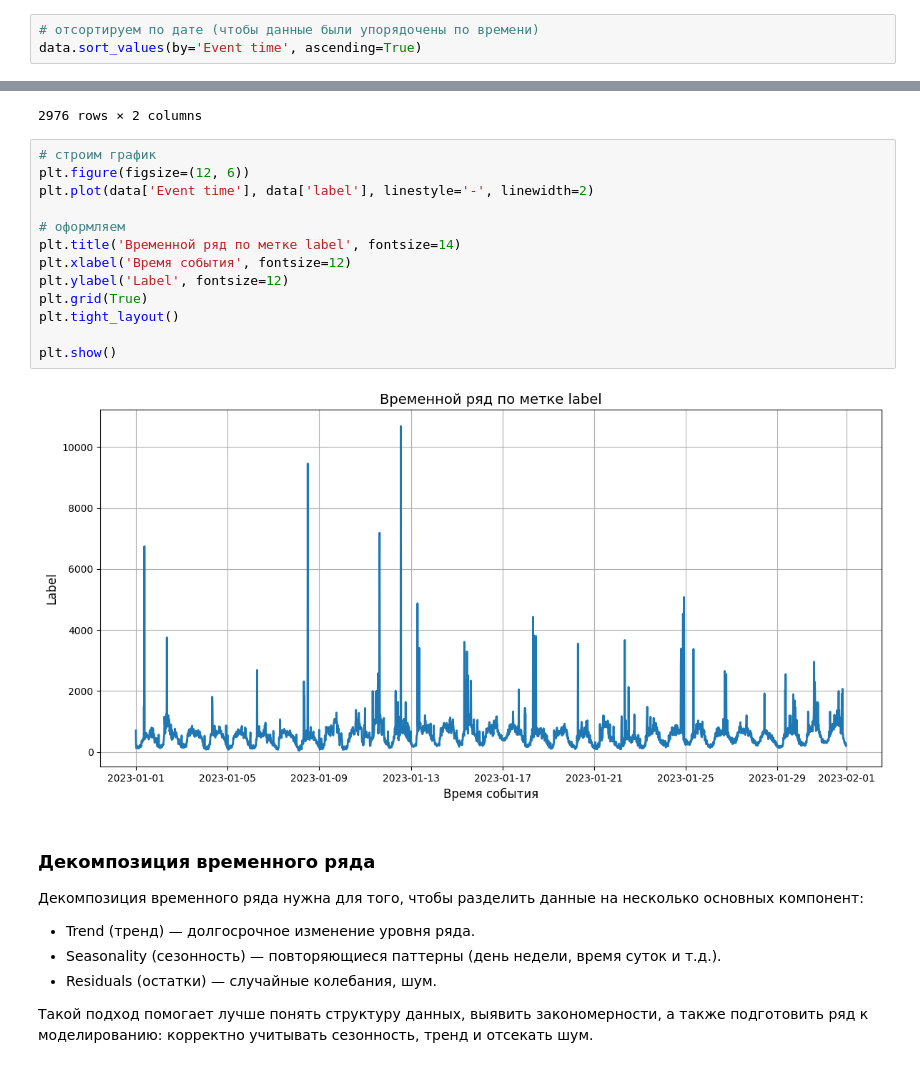
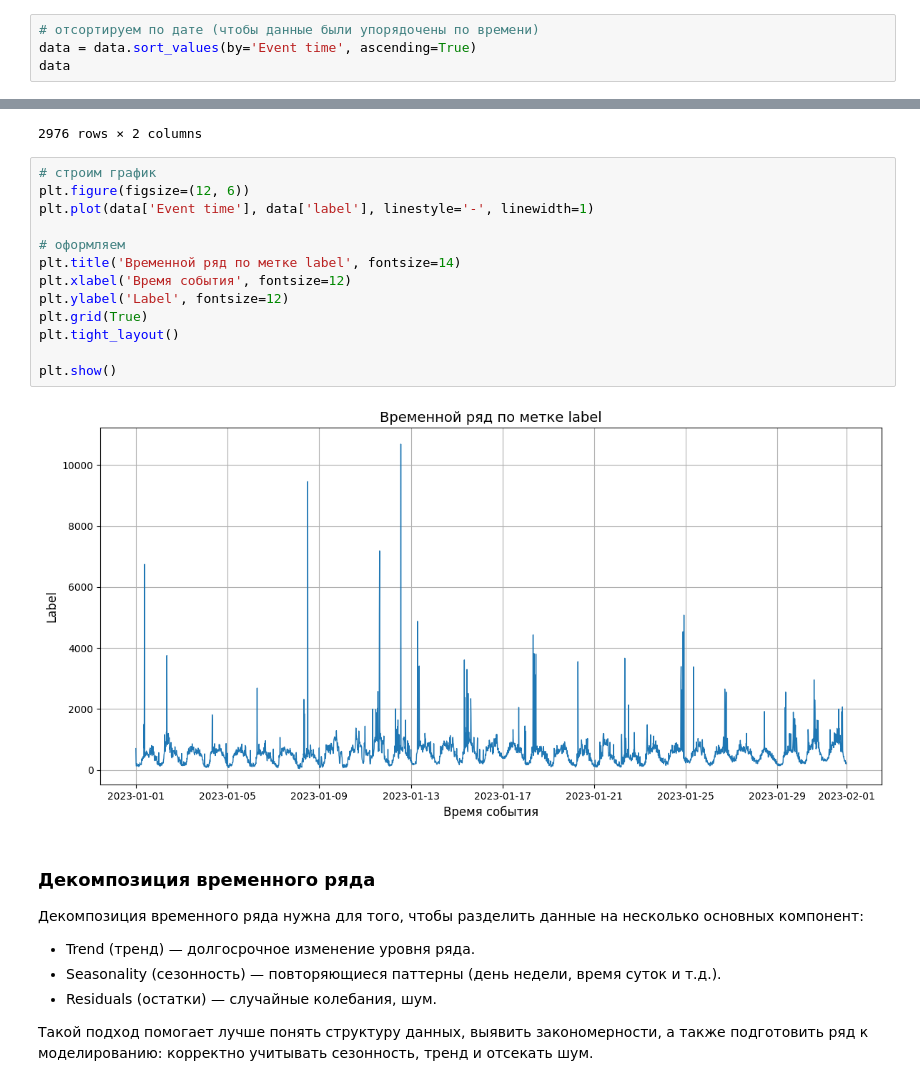
Before and after one commit to kostya9705/Portfolio, a Jupyter notebook: TelecomSMSAnalysis/analysis.ipynb, the cells around one changed output, grey strips where cells are left out. Drawn from its saved outputs; the diff is of its cells as text.

```diff
--- a/TelecomSMSAnalysis/analysis.ipynb
+++ b/TelecomSMSAnalysis/analysis.ipynb
@@ -27,7 +30,8 @@ dtypes: datetime64[ns](1), int64(1)
 memory usage: 46.6 KB
 # %%
 # отсортируем по дате (чтобы данные были упорядочены по времени)
-data.sort_values(by='Event time', ascending=True)
+data = data.sort_values(by='Event time', ascending=True)
+data
 # %% [output]
 |  | Event time | label |
 | 0 | 2023-01-01 00:00:00 | 704 |
@@ -45,18 +49,18 @@ data.sort_values(by='Event time', ascending=True)
 # %%
 # строим график
 plt.figure(figsize=(12, 6))
-plt.plot(data['Event time'], data['label'], linestyle='-', linewidth=2)
+plt.plot(data['Event time'], data['label'], linestyle='-', linewidth=1)
 
 # оформляем
 plt.title('Временной ряд по метке label', fontsize=14)
 plt.xlabel('Время события', fontsize=12)
 plt.ylabel('Label', fontsize=12)
 plt.grid(True)
 plt.tight_layout()
 
 plt.show()
 # %% [output]
-[figure, old version]
+[figure, new version]
 # %% [markdown]
 ### Декомпозиция временного ряда
 
```
Also changed, not shown: parts of 18 cells of this notebook.
